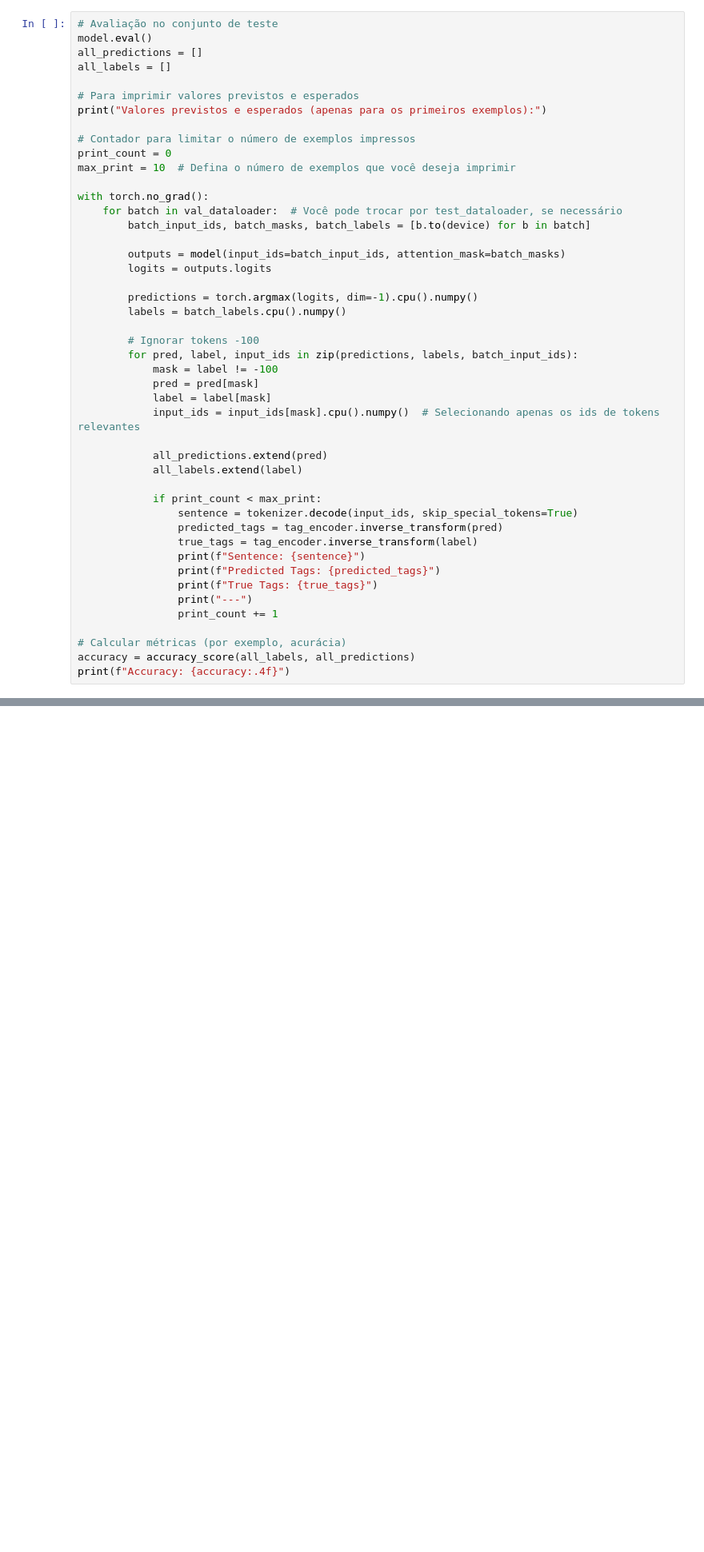
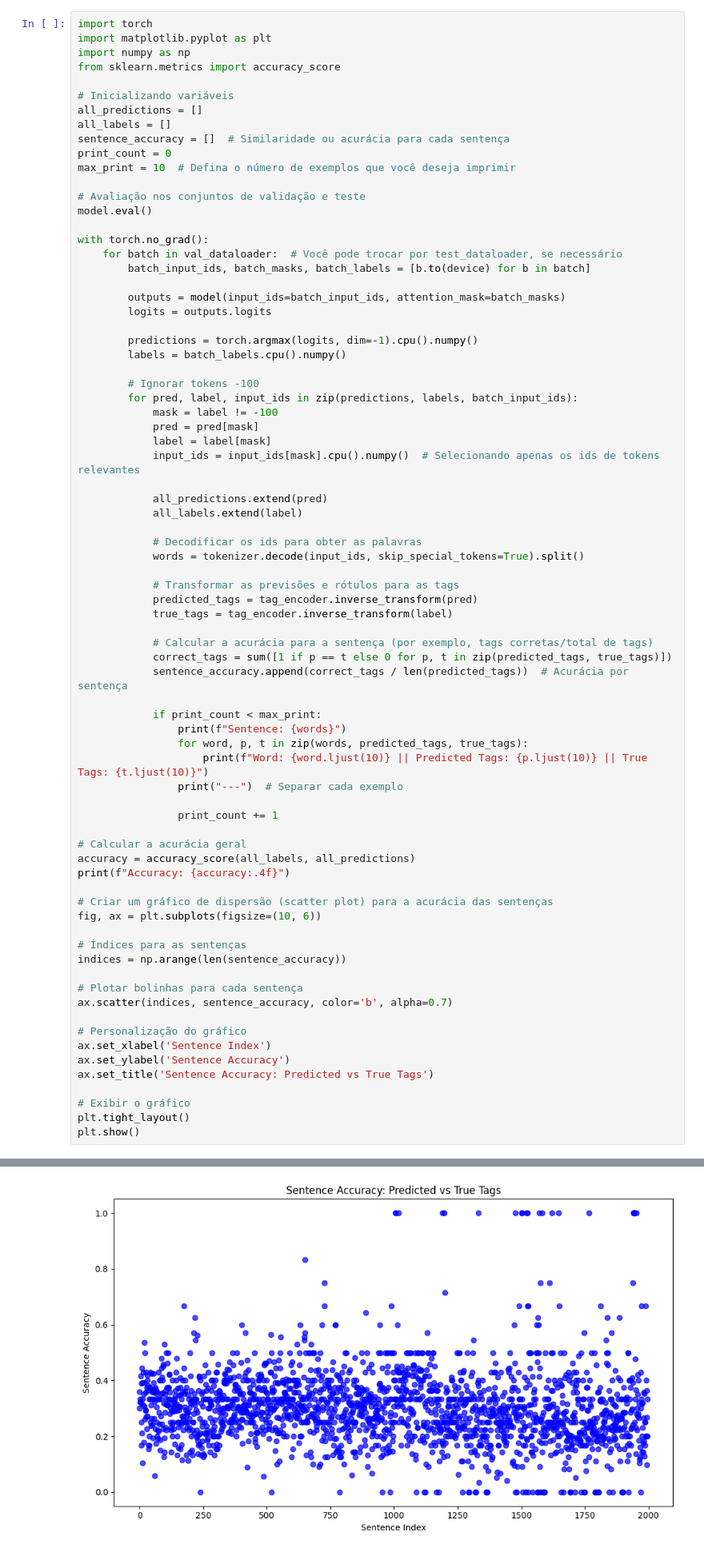
Before and after one commit to thaisfds/NLP_Natural_Language_Processing_Projects, a Jupyter notebook: TP2/main copy.ipynb, the cells around one changed output, grey strips where cells are left out. Shown: that part at 80% size. Drawn from its saved outputs; the diff is of its cells as text; blank space fills up the shorter version.

```diff
--- a/TP2/main copy.ipynb
+++ b/TP2/main copy.ipynb
@@ -266,17 +266,20 @@ def predict_and_adjust_tags(sentences, tokenizer, model, tag_encoder, device):
 
     return predictions
 # %%
-# Avaliação no conjunto de teste
-model.eval()
+import torch
+import matplotlib.pyplot as plt
+import numpy as np
+from sklearn.metrics import accuracy_score
+
+# Inicializando variáveis
 all_predictions = []
 all_labels = []
-
-# Para imprimir valores previstos e esperados
-print("Valores previstos e esperados (apenas para os primeiros exemplos):")
-
-# Contador para limitar o número de exemplos impressos
+sentence_accuracy = []  # Similaridade ou acurácia para cada sentença
 print_count = 0
 max_print = 10  # Defina o número de exemplos que você deseja imprimir
+
+# Avaliação nos conjuntos de validação e teste
+model.eval()
 
 with torch.no_grad():
     for batch in val_dataloader:  # Você pode trocar por test_dataloader, se necessário
@@ -298,17 +301,44 @@ with torch.no_grad():
             all_predictions.extend(pred)
             all_labels.extend(label)
 
+            # Decodificar os ids para obter as palavras
+            words = tokenizer.decode(input_ids, skip_special_tokens=True).split()
+
+            # Transformar as previsões e rótulos para as tags
+            predicted_tags = tag_encoder.inverse_transform(pred)
+            true_tags = tag_encoder.inverse_transform(label)
+
+            # Calcular a acurácia para a sentença (por exemplo, tags corretas/total de tags)
+            correct_tags = sum([1 if p == t else 0 for p, t in zip(predicted_tags, true_tags)])
+            sentence_accuracy.append(correct_tags / len(predicted_tags))  # Acurácia por sentença
+
             if print_count < max_print:
-                sentence = tokenizer.decode(input_ids, skip_special_tokens=True)
-                predicted_tags = tag_encoder.inverse_transform(pred)
-                true_tags = tag_encoder.inverse_transform(label)
-                print(f"Sentence: {sentence}")
-                print(f"Predicted Tags: {predicted_tags}")
-                print(f"True Tags: {true_tags}")
-                print("---")
+                print(f"Sentence: {words}")
+                for word, p, t in zip(words, predicted_tags, true_tags):
+                    print(f"Word: {word.ljust(10)} || Predicted Tags: {p.ljust(10)} || True Tags: {t.ljust(10)}")
+                print("---")  # Separar cada exemplo
+
                 print_count += 1
 
-# Calcular métricas (por exemplo, acurácia)
+# Calcular a acurácia geral
 accuracy = accuracy_score(all_labels, all_predictions)
 print(f"Accuracy: {accuracy:.4f}")
+
+# Criar um gráfico de dispersão (scatter plot) para a acurácia das sentenças
+fig, ax = plt.subplots(figsize=(10, 6))
+
+# Índices para as sentenças
+indices = np.arange(len(sentence_accuracy))
+
+# Plotar bolinhas para cada sentença
+ax.scatter(indices, sentence_accuracy, color='b', alpha=0.7)
+
+# Personalização do gráfico
+ax.set_xlabel('Sentence Index')
+ax.set_ylabel('Sentence Accuracy')
+ax.set_title('Sentence Accuracy: Predicted vs True Tags')
+
+# Exibir o gráfico
+plt.tight_layout()
+plt.show()
 # %% [output]
@@ -331,0 +362 @@ Accuracy: 0.3457
+[figure, added]
```
Also changed, not shown: parts of 4 cells of this notebook.
